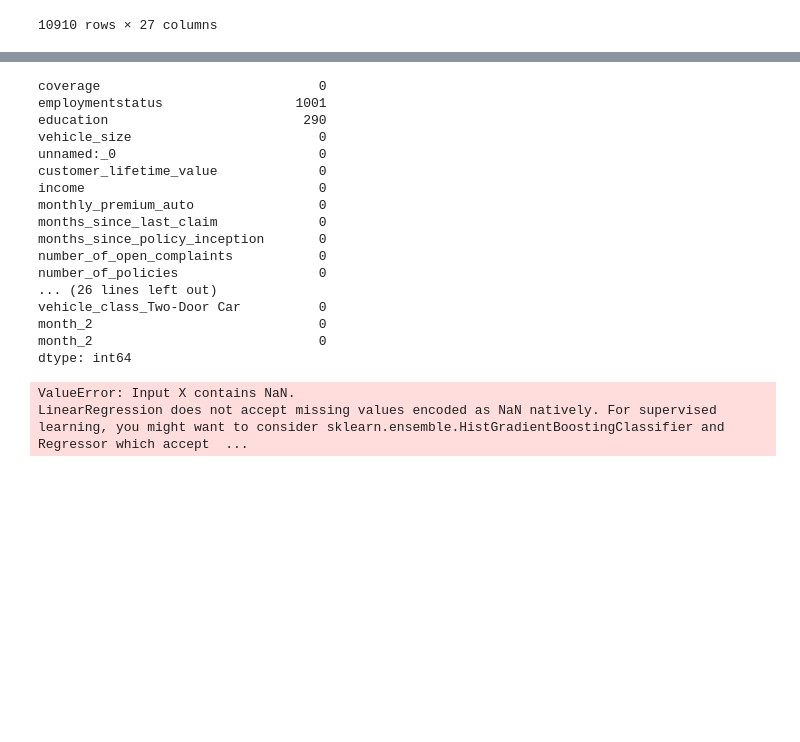
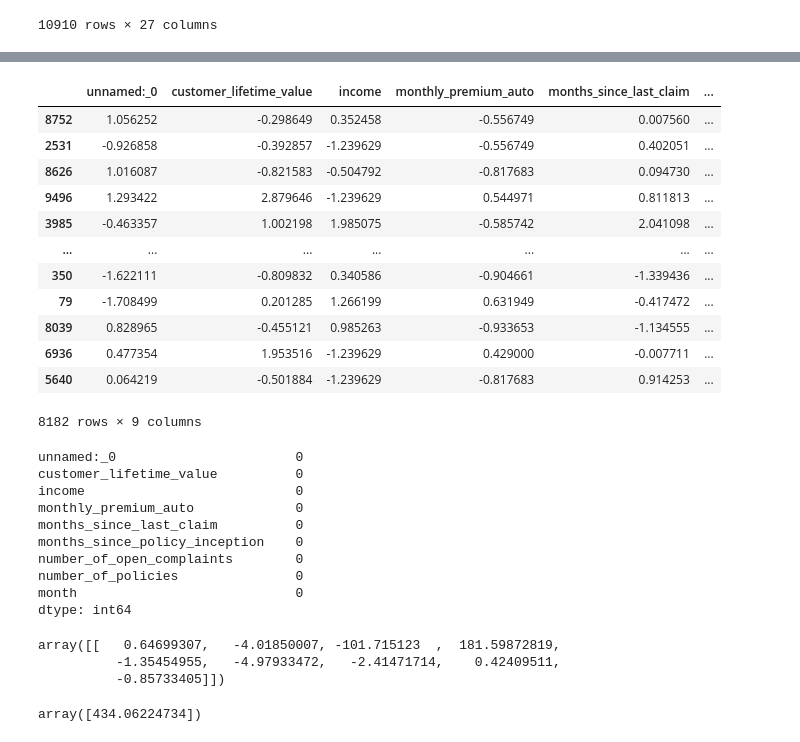
Before and after one commit to DominikKoppen/Dominik_Ironhack, a Jupyter notebook: Week_4/ LAB_ Model_Evaluation_and_Improving_1.ipynb, the cells around one changed output, grey strips where cells are left out. Drawn from its saved outputs; the diff is of its cells as text; code cells hidden in the pictures; blank space fills up the shorter version.

```diff
--- a/Week_4/ LAB_ Model_Evaluation_and_Improving_1.ipynb
+++ b/Week_4/ LAB_ Model_Evaluation_and_Improving_1.ipynb
@@ -503,3 +492,21 @@ df_scaled_data_X_train_1.dropna()
+# %%
+df_scaled_data_X_train_1.index = X_train_1.index
+# %%
+df_scaled_data_X_train_1
+# %% [output]
+|  | unnamed:_0 | customer_lifetime_value | income | monthly_premium_auto | months_since_last_claim | ... |
+| 8752 | 1.056252 | -0.298649 | 0.352458 | -0.556749 | 0.007560 | ... |
+| 2531 | -0.926858 | -0.392857 | -1.239629 | -0.556749 | 0.402051 | ... |
+| 8626 | 1.016087 | -0.821583 | -0.504792 | -0.817683 | 0.094730 | ... |
+| 9496 | 1.293422 | 2.879646 | -1.239629 | 0.544971 | 0.811813 | ... |
+| 3985 | -0.463357 | 1.002198 | 1.985075 | -0.585742 | 2.041098 | ... |
+| ... | ... | ... | ... | ... | ... | ... |
+| 350 | -1.622111 | -0.809832 | 0.340586 | -0.904661 | -1.339436 | ... |
+| 79 | -1.708499 | 0.201285 | 1.266199 | 0.631949 | -0.417472 | ... |
+| 8039 | 0.828965 | -0.455121 | 0.985263 | -0.933653 | -1.134555 | ... |
+| 6936 | 0.477354 | 1.953516 | -1.239629 | 0.429000 | -0.007711 | ... |
+| 5640 | 0.064219 | -0.501884 | -1.239629 | -0.817683 | 0.914253 | ... |
+8182 rows × 9 columns
 # %%
 from sklearn.linear_model import LinearRegression
 # %%
@@ -507,25 +514,25 @@ lm_1 = LinearRegression()
 # %%
 df_scaled_data_X_train_1.isnull().sum()
 # %% [output]
-coverage                            0
-employmentstatus                 1001
-education                         290
-vehicle_size                        0
-unnamed:_0                          0
-customer_lifetime_value             0
-income                              0
-monthly_premium_auto                0
-months_since_last_claim             0
-months_since_policy_inception       0
-number_of_open_complaints           0
-number_of_policies                  0
-... (26 lines left out)
-vehicle_class_Two-Door Car          0
-month_2                             0
-month_2                             0
+unnamed:_0                       0
+customer_lifetime_value          0
+income                           0
+monthly_premium_auto             0
+months_since_last_claim          0
+months_since_policy_inception    0
+number_of_open_complaints        0
+number_of_policies               0
+month                            0
 dtype: int64
 # %%
 model2 = lm.fit(df_scaled_data_X_train_1, y_train_1)
-# %% [output]
-ValueError: Input X contains NaN.
-LinearRegression does not accept missing values encoded as NaN natively. For supervised learning, you might want to consider sklearn.ensemble.HistGradientBoostingClassifier and Regressor which accept  ...
+# %%
+model2.coef_
+# %% [output]
+array([[   0.64699307,   -4.01850007, -101.715123  ,  181.59872819,
+          -1.35454955,   -4.97933472,   -2.41471714,    0.42409511,
+          -0.85733405]])
+# %%
+model2.intercept_
+# %% [output]
+array([434.06224734])
```
Also changed, not shown: parts of 16 cells of this notebook, 27 other files.
